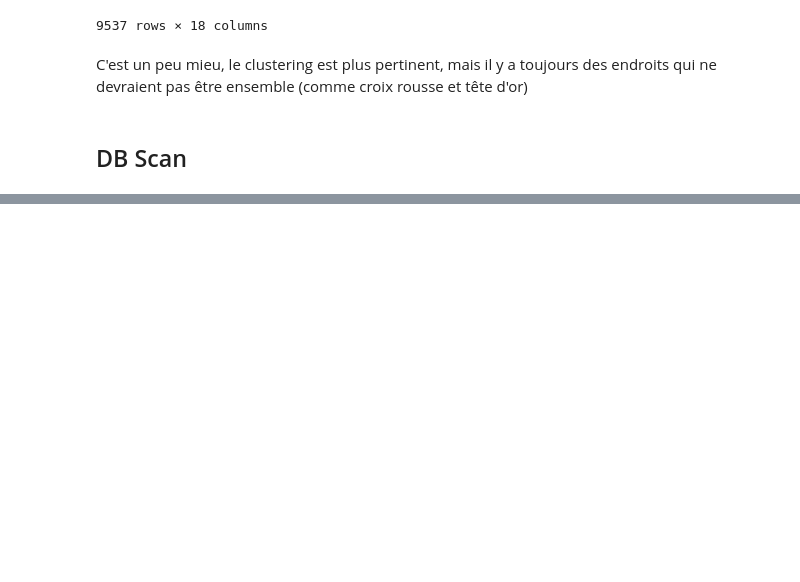
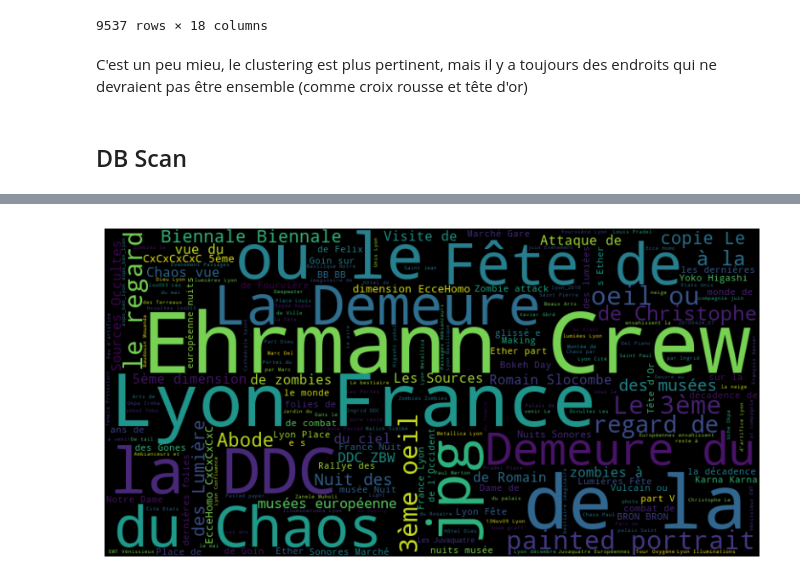
Before and after one commit to CLEMS3/LyonPhoto-DataMining, a Jupyter notebook: project.ipynb, the cells around one changed output, grey strips where cells are left out. Saved outputs shown, nothing was run; the diff lists cells and outputs as text; code cells hidden in the pictures; blank space fills up the shorter version.

```diff
--- a/project.ipynb
+++ b/project.ipynb
@@ -508,0 +567,4 @@ m.save("map.html")
+# %%
+show_word_cloud()
+# %% [output]
+[figure, added]
```
Also changed, not shown: parts of 14 cells of this notebook.
